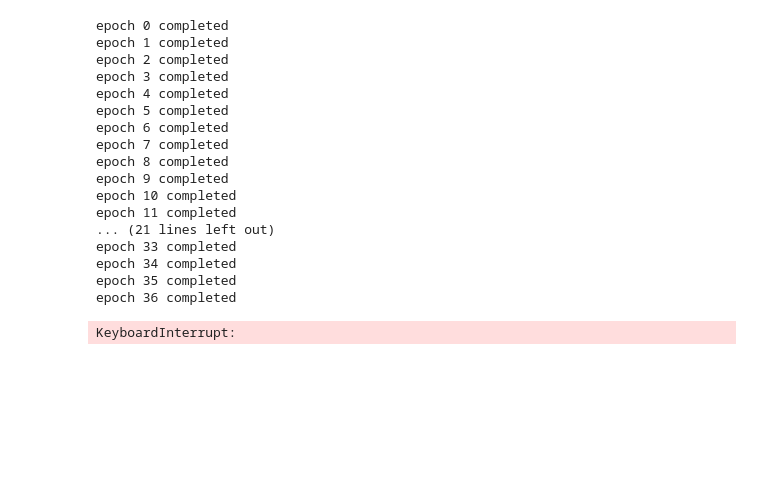
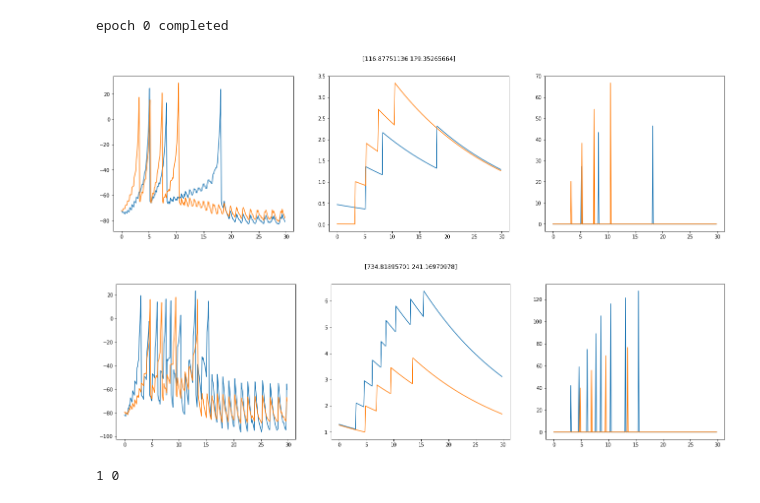
Before and after one commit to iamkg0/SNN_Izhikevich, a Jupyter notebook: test.ipynb, the cells around one changed output. Cells and saved outputs as stored; diff of their text form; code cells hidden in the pictures; blank space fills up the shorter version.

```diff
--- a/test.ipynb
+++ b/test.ipynb
@@ -65,39 +47,40 @@ print(train_data[0])
 # %%
-iter_num = 100
-pics = 2
+iter_num = 1
+pics = [0,1,3,6,7,8,10,11,16,21]
+pics = [0,1]
 
-lr = .01
+lr = .1
 alpha = 2
 
-out_layer = Output_layer(num_exc=10, learning_rate = lr, assymetry=alpha)
-in_layer = Input_layer(out_layer, num_exc=28*28, learning_rate=lr, g=.1, assymetry=alpha, update_weights=True)
+out_layer = Output_layer(num_exc=2, learning_rate = lr, assymetry=alpha)
+in_layer = Input_layer(out_layer, num_exc=28*28, learning_rate=lr, g=.5, assymetry=alpha, update_weights=True)
 in_layer.make_connections()
 
 for iter in range(iter_num):
-    for p in range(pics):
+    for p in pics:
         signal = train_data[p][0] * .06
         target = train_data[p][1]
         two_layers_trainer(signal, in_layer,  out_layer, target, power=9, time=100)
     print(f'epoch {iter} completed')
 # %% [output]
 epoch 0 completed
-epoch 1 completed
-epoch 2 completed
-epoch 3 completed
-epoch 4 completed
-epoch 5 completed
-epoch 6 completed
-epoch 7 completed
-epoch 8 completed
-epoch 9 completed
-epoch 10 completed
-epoch 11 completed
-... (21 lines left out)
-epoch 33 completed
-epoch 34 completed
-epoch 35 completed
-epoch 36 completed
-KeyboardInterrupt:
+# %%
+in_layer.weight_dynamics(turn_on=False)
+out_layer.drop_impulse()
+signal = train_data[0][0]
+
+a = prediction(signal, [in_layer, out_layer], duration=30, build_plots=True)
+
+out_layer.drop_impulse()
+signal = train_data[1][0]
+b = prediction(signal, [in_layer, out_layer], duration=30, build_plots=True)
+
+
+print(a, b)
+# %% [output]
+[figure, added]
+[figure, added]
+1 0
 # %%
 in_layer.weight_dynamics(turn_on=False)
 
```
Also changed, not shown: parts of 3 cells of this notebook, 2 other files.
